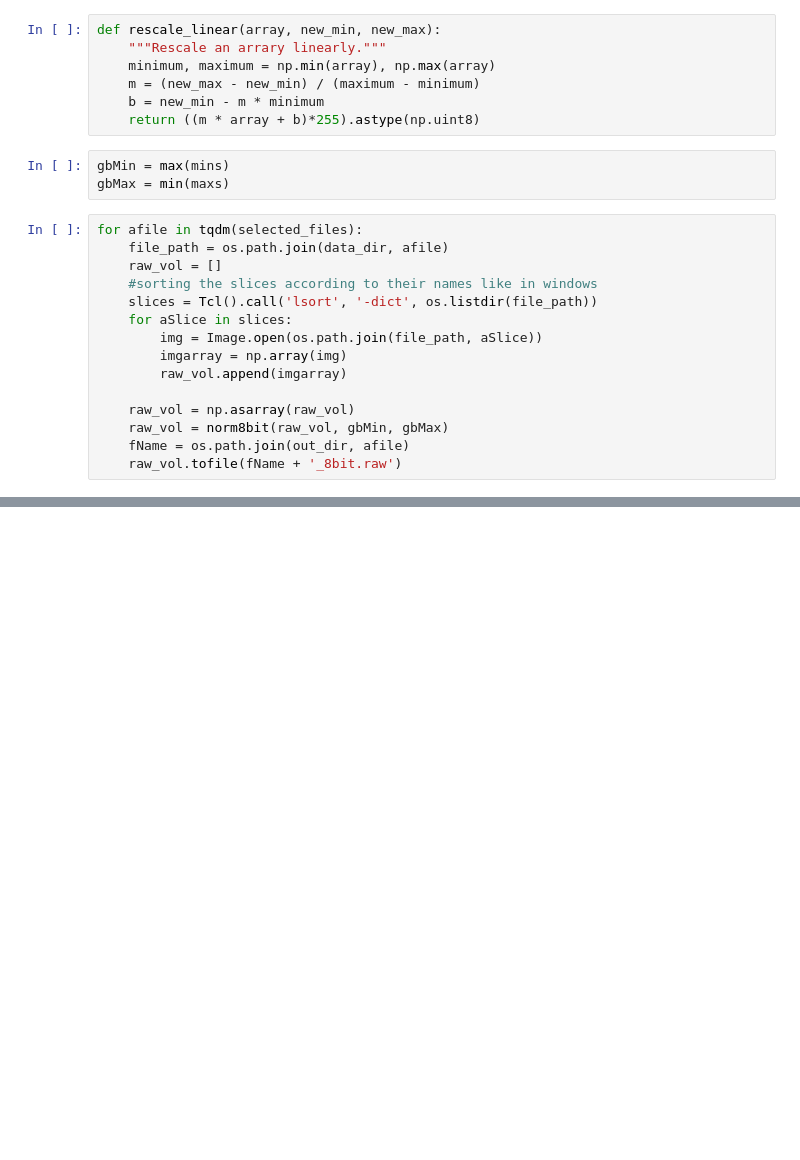
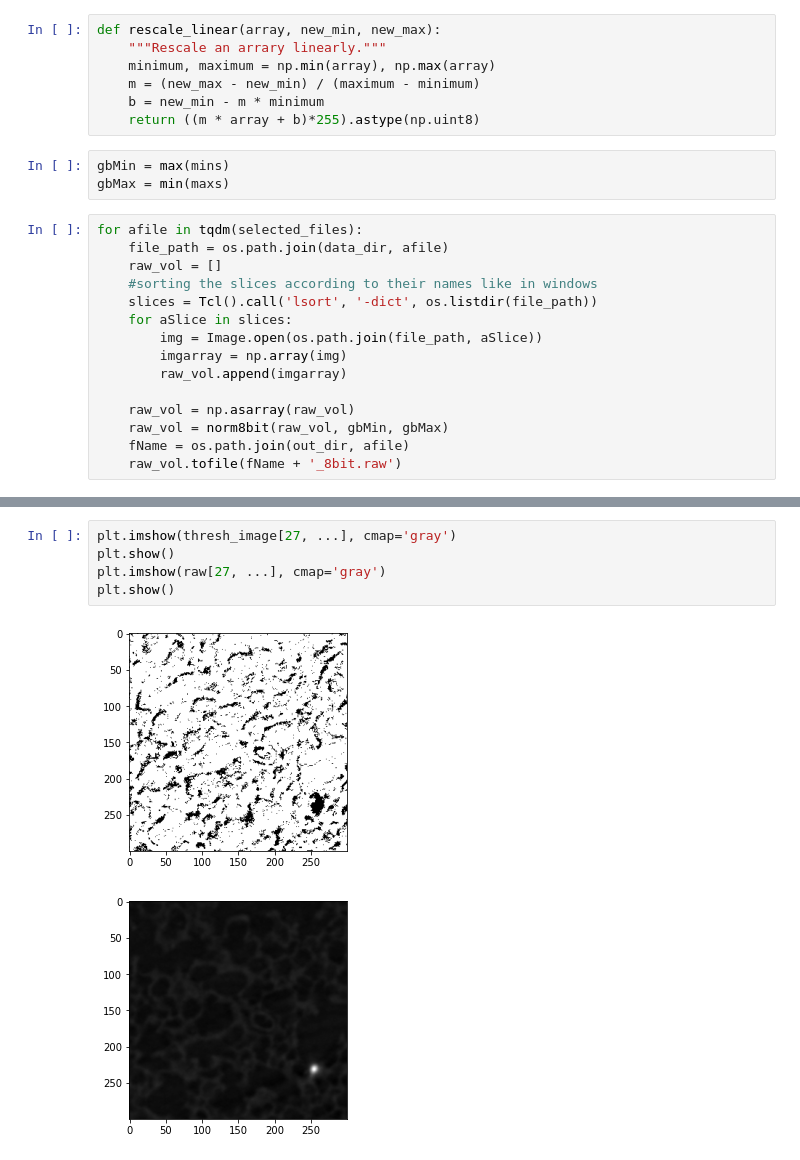
Before and after one commit to mrahmansagar/poreAnalysis, a Jupyter notebook: format_roi.ipynb, the cells around one changed output, grey strips where cells are left out. Cells and saved outputs as stored; diff of their text form; blank space fills up the shorter version.

```diff
--- a/format_roi.ipynb
+++ b/format_roi.ipynb
@@ -69,0 +95,8 @@ afile
+# %%
+plt.imshow(thresh_image[27, ...], cmap='gray')
+plt.show()
+plt.imshow(raw[27, ...], cmap='gray')
+plt.show()
+# %% [output]
+[figure, added]
+[figure, added]
```
Also changed, not shown: parts of 13 cells of this notebook, 3 other files.
